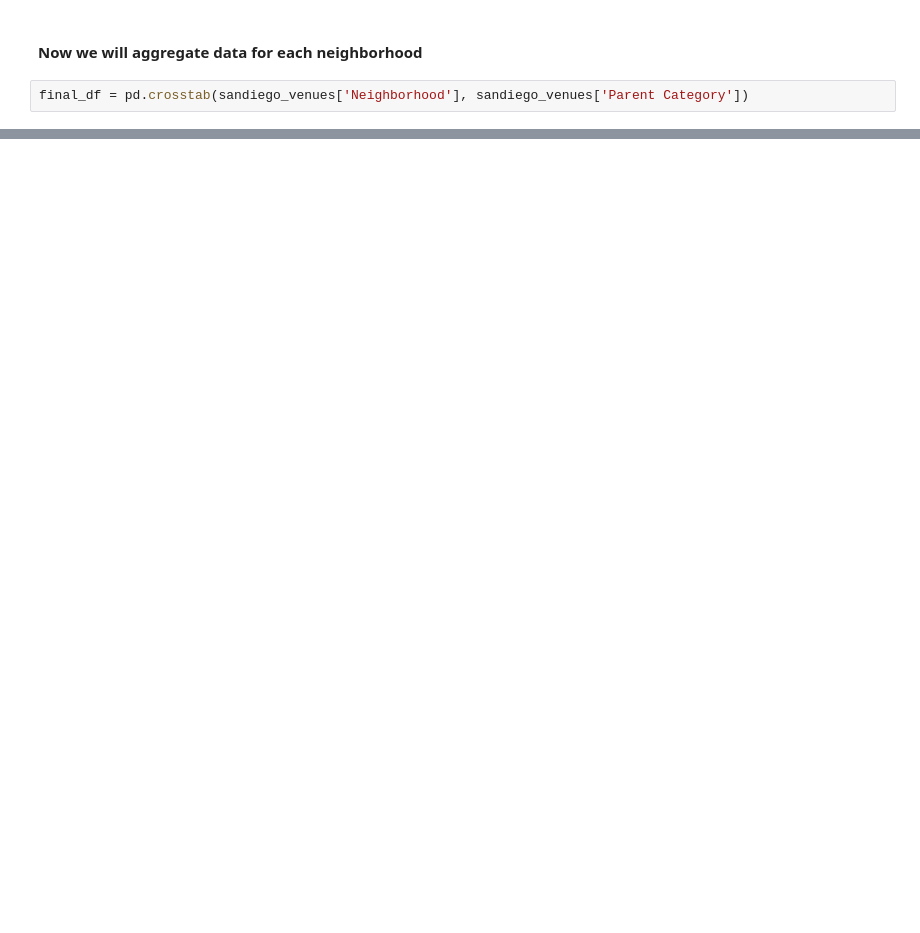
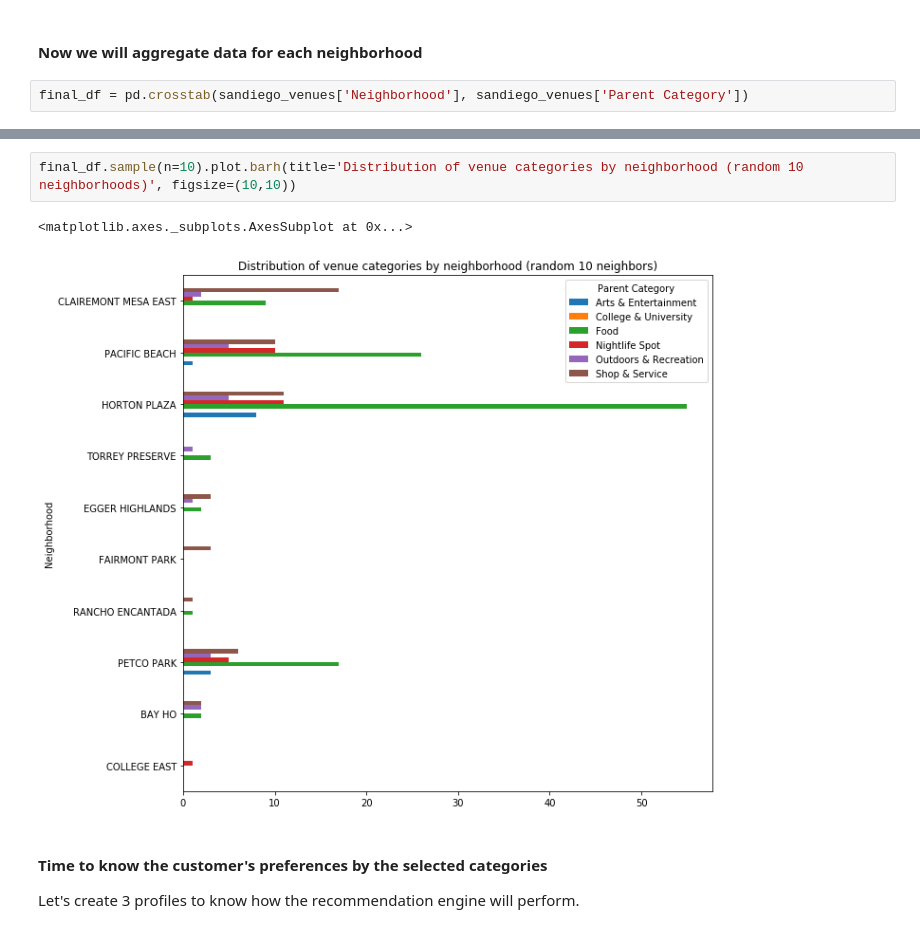
Before and after one commit to michaelonishi/Coursera_IBM_Applied_Data_Science_Capstone, a Jupyter notebook: week_4-5-the_battle_of_neighborhoods.ipynb, the cells around one changed output, grey strips where cells are left out. Cells and saved outputs as stored; diff of their text form; blank space fills up the shorter version.

```diff
--- a/week_4-5-the_battle_of_neighborhoods.ipynb
+++ b/week_4-5-the_battle_of_neighborhoods.ipynb
@@ -306,0 +310,9 @@ final_df
+# %%
+final_df.sample(n=10).plot.barh(title='Distribution of venue categories by neighborhood (random 10 neighborhoods)', figsize=(10,10))
+# %% [output]
+<matplotlib.axes._subplots.AxesSubplot at 0x...>
+[figure, added]
+# %% [markdown]
+#### Time to know the customer's preferences by the selected categories
+
+Let's create 3 profiles to know how the recommendation engine will perform.
```
Also changed, not shown: parts of 29 cells of this notebook, 5 other files.
